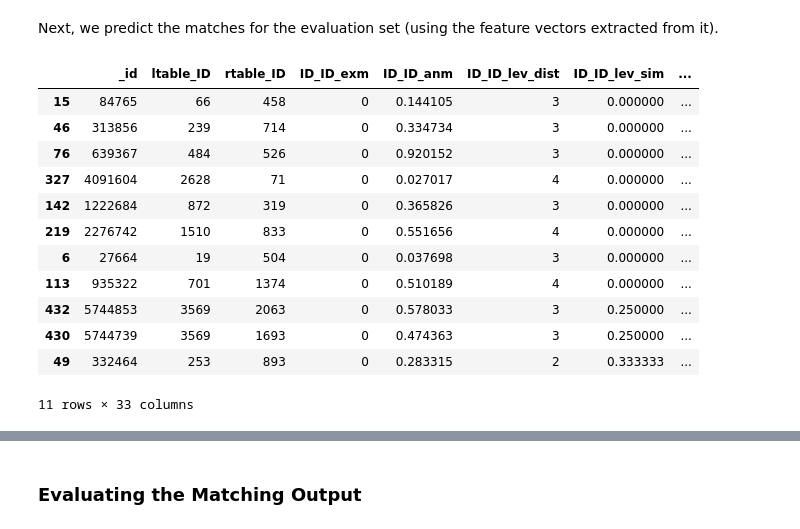
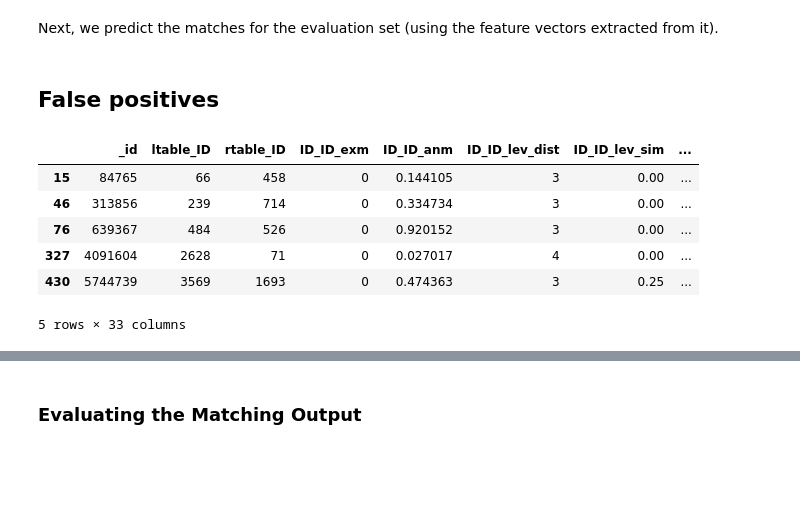
Before and after one commit to borkox/uni-sofia-entity-linking-magellan, a Jupyter notebook: notebooks/entity_match_electronics.ipynb, the cells around one changed output, grey strips where cells are left out. Drawn from its saved outputs; the diff is of its cells as text; code cells hidden in the pictures; blank space fills up the shorter version.

```diff
--- a/notebooks/entity_match_electronics.ipynb
+++ b/notebooks/entity_match_electronics.ipynb
@@ -268,19 +268,15 @@ Next, we predict the matches for the evaluation set (using the feature vectors e
 # Predict on L
 predictions = dt.predict(table=L, exclude_attrs=['_id', 'ltable_ID', 'rtable_ID', 'label'],
               append=True, target_attr='predicted', inplace=False)
+# %% [markdown]
+## False positives
 # %%
-predictions[predictions['predicted']==1]
+predictions[(predictions['predicted']==1)&(predictions['label']==0)]
 # %% [output]
 |  | _id | ltable_ID | rtable_ID | ID_ID_exm | ID_ID_anm | ID_ID_lev_dist | ID_ID_lev_sim | ... |
-| 15 | 84765 | 66 | 458 | 0 | 0.144105 | 3 | 0.000000 | ... |
-| 46 | 313856 | 239 | 714 | 0 | 0.334734 | 3 | 0.000000 | ... |
-| 76 | 639367 | 484 | 526 | 0 | 0.920152 | 3 | 0.000000 | ... |
-| 327 | 4091604 | 2628 | 71 | 0 | 0.027017 | 4 | 0.000000 | ... |
-| 142 | 1222684 | 872 | 319 | 0 | 0.365826 | 3 | 0.000000 | ... |
-| 219 | 2276742 | 1510 | 833 | 0 | 0.551656 | 4 | 0.000000 | ... |
-| 6 | 27664 | 19 | 504 | 0 | 0.037698 | 3 | 0.000000 | ... |
-| 113 | 935322 | 701 | 1374 | 0 | 0.510189 | 4 | 0.000000 | ... |
-| 432 | 5744853 | 3569 | 2063 | 0 | 0.578033 | 3 | 0.250000 | ... |
-| 430 | 5744739 | 3569 | 1693 | 0 | 0.474363 | 3 | 0.250000 | ... |
-| 49 | 332464 | 253 | 893 | 0 | 0.283315 | 2 | 0.333333 | ... |
+| 15 | 84765 | 66 | 458 | 0 | 0.144105 | 3 | 0.00 | ... |
+| 46 | 313856 | 239 | 714 | 0 | 0.334734 | 3 | 0.00 | ... |
+| 76 | 639367 | 484 | 526 | 0 | 0.920152 | 3 | 0.00 | ... |
+| 327 | 4091604 | 2628 | 71 | 0 | 0.027017 | 4 | 0.00 | ... |
+| 430 | 5744739 | 3569 | 1693 | 0 | 0.474363 | 3 | 0.25 | ... |
-11 rows × 33 columns
+5 rows × 33 columns
```
Also changed, not shown: parts of 2 cells of this notebook, 1 other file.
